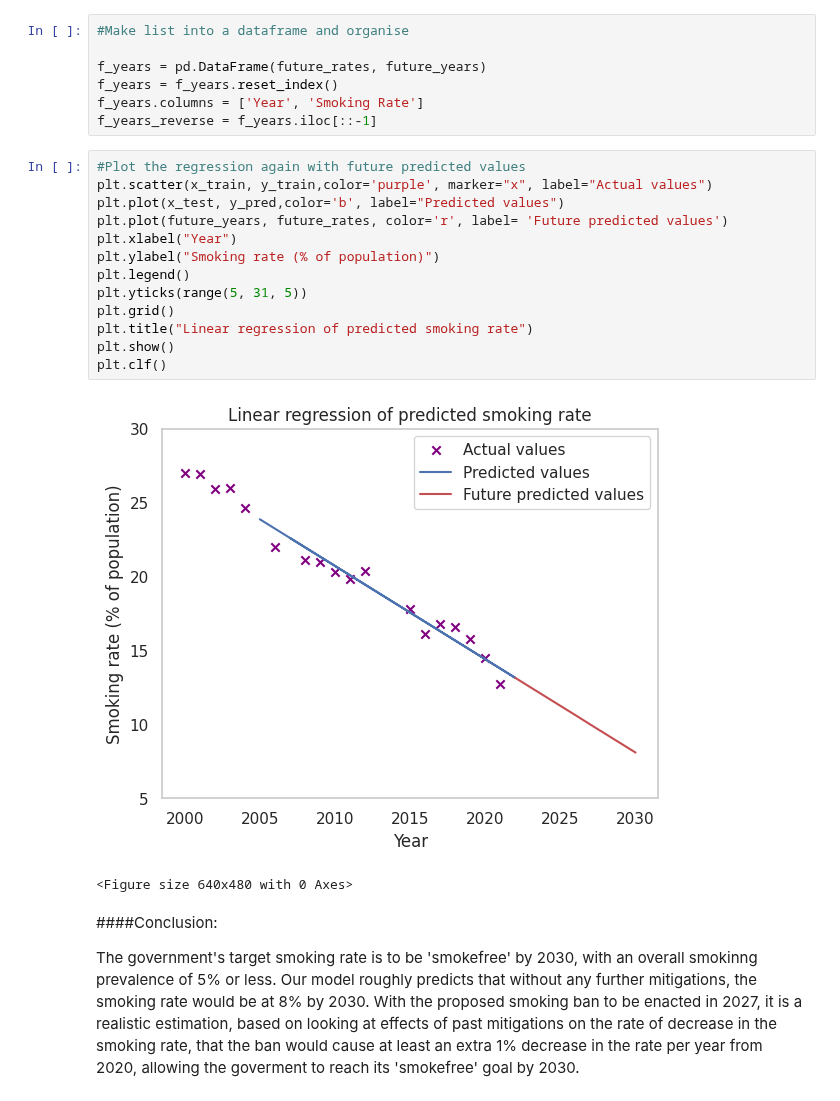
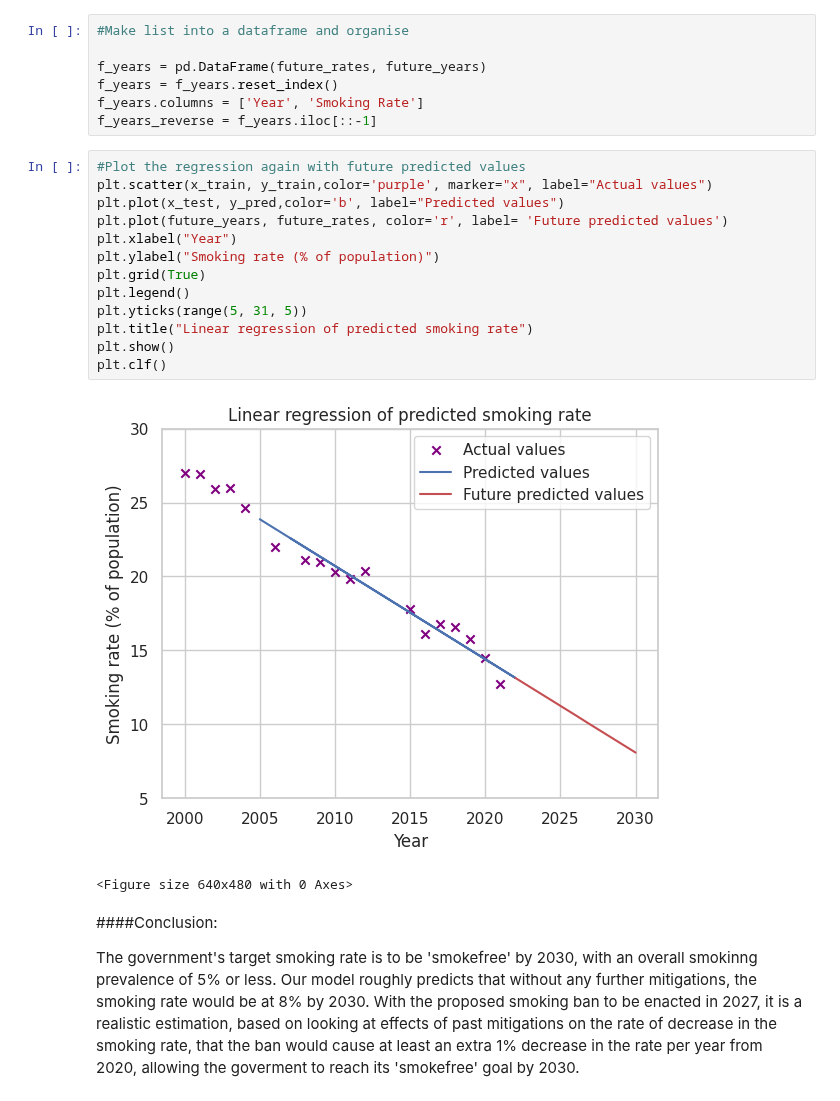
Before and after one commit to rhobaker/Data_Project, a Jupyter notebook: Main_Jupyter_workbook_Rhona.ipynb, the cells around one changed output. Drawn from its saved outputs; the diff is of its cells as text.

```diff
--- a/Main_Jupyter_workbook_Rhona.ipynb
+++ b/Main_Jupyter_workbook_Rhona.ipynb
@@ -1145,18 +1132,18 @@ f_years_reverse = f_years.iloc[::-1]
 # %%
 #Plot the regression again with future predicted values
 plt.scatter(x_train, y_train,color='purple', marker="x", label="Actual values")
 plt.plot(x_test, y_pred,color='b', label="Predicted values")
 plt.plot(future_years, future_rates, color='r', label= 'Future predicted values')
 plt.xlabel("Year")
 plt.ylabel("Smoking rate (% of population)")
+plt.grid(True)
 plt.legend()
 plt.yticks(range(5, 31, 5))
-plt.grid()
 plt.title("Linear regression of predicted smoking rate")
 plt.show()
 plt.clf()
 # %% [output]
-[figure, old version]
+[figure, new version]
 <Figure size 640x480 with 0 Axes>
 # %% [markdown]
 ####Conclusion:
```
Also changed, not shown: parts of 2 cells of this notebook.
